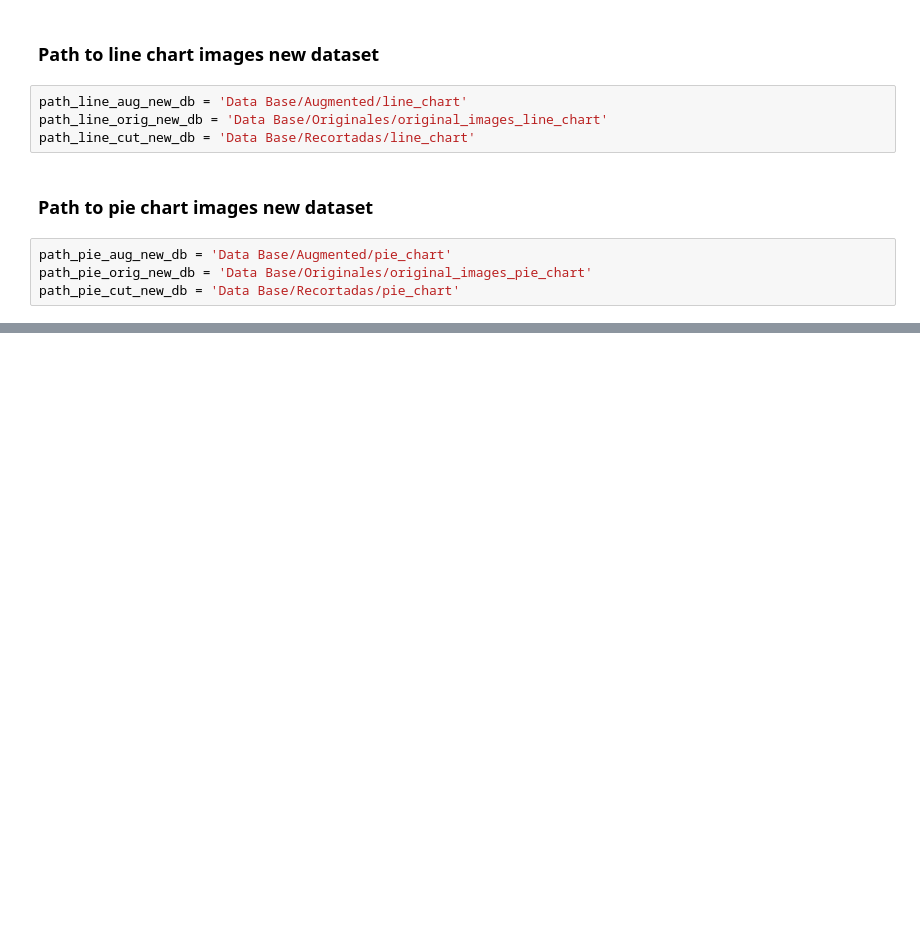
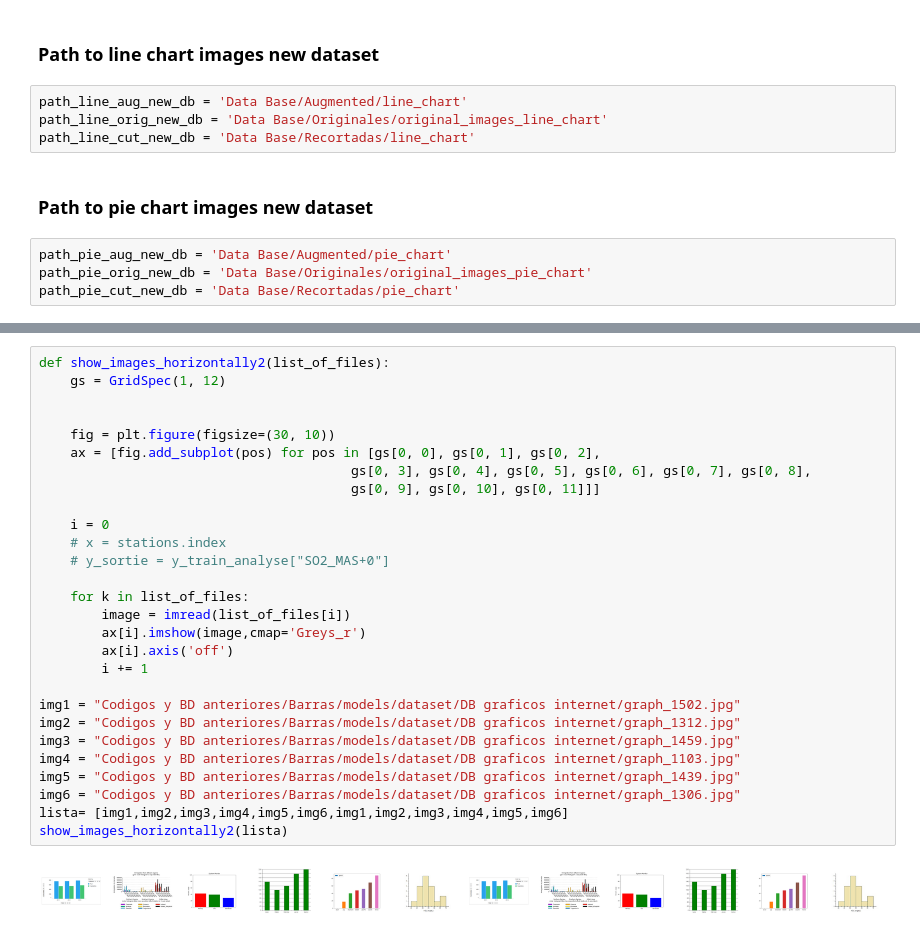
Before and after one commit to nucontreras/artificial-intelligence-scripts, a Jupyter notebook: FSCN/data_analysis.ipynb, the cells around one changed output, grey strips where cells are left out. Cells and saved outputs as stored; diff of their text form; blank space fills up the shorter version.

```diff
--- a/FSCN/data_analysis.ipynb
+++ b/FSCN/data_analysis.ipynb
@@ -259,0 +414,30 @@ path_pie_cut_new_db = 'Data Base/Recortadas/pie_chart'
+# %%
+def show_images_horizontally2(list_of_files):
+    gs = GridSpec(1, 12)
+
+
+    fig = plt.figure(figsize=(30, 10))
+    ax = [fig.add_subplot(pos) for pos in [gs[0, 0], gs[0, 1], gs[0, 2],
+                                        gs[0, 3], gs[0, 4], gs[0, 5], gs[0, 6], gs[0, 7], gs[0, 8],
+                                        gs[0, 9], gs[0, 10], gs[0, 11]]]
+
+    i = 0
+    # x = stations.index
+    # y_sortie = y_train_analyse["SO2_MAS+0"]
+
+    for k in list_of_files:
+        image = imread(list_of_files[i])
+        ax[i].imshow(image,cmap='Greys_r')
+        ax[i].axis('off')
+        i += 1
+
+img1 = "Codigos y BD anteriores/Barras/models/dataset/DB graficos internet/graph_1502.jpg"
+img2 = "Codigos y BD anteriores/Barras/models/dataset/DB graficos internet/graph_1312.jpg"
+img3 = "Codigos y BD anteriores/Barras/models/dataset/DB graficos internet/graph_1459.jpg"
+img4 = "Codigos y BD anteriores/Barras/models/dataset/DB graficos internet/graph_1103.jpg"
+img5 = "Codigos y BD anteriores/Barras/models/dataset/DB graficos internet/graph_1439.jpg"
+img6 = "Codigos y BD anteriores/Barras/models/dataset/DB graficos internet/graph_1306.jpg"
+lista= [img1,img2,img3,img4,img5,img6,img1,img2,img3,img4,img5,img6]
+show_images_horizontally2(lista)
+# %% [output]
+[figure, added]
```
Also changed, not shown: parts of 38 cells of this notebook.
